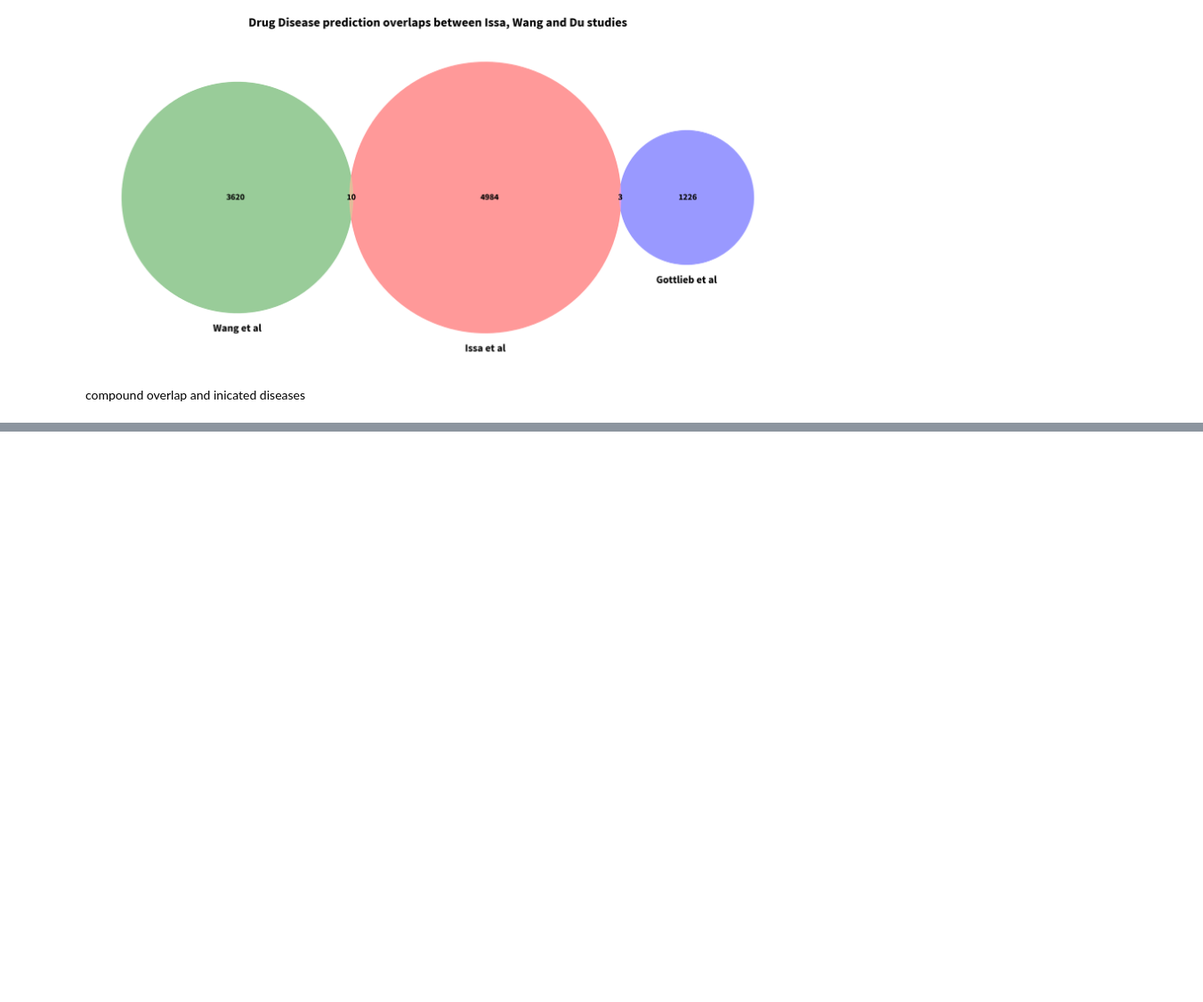
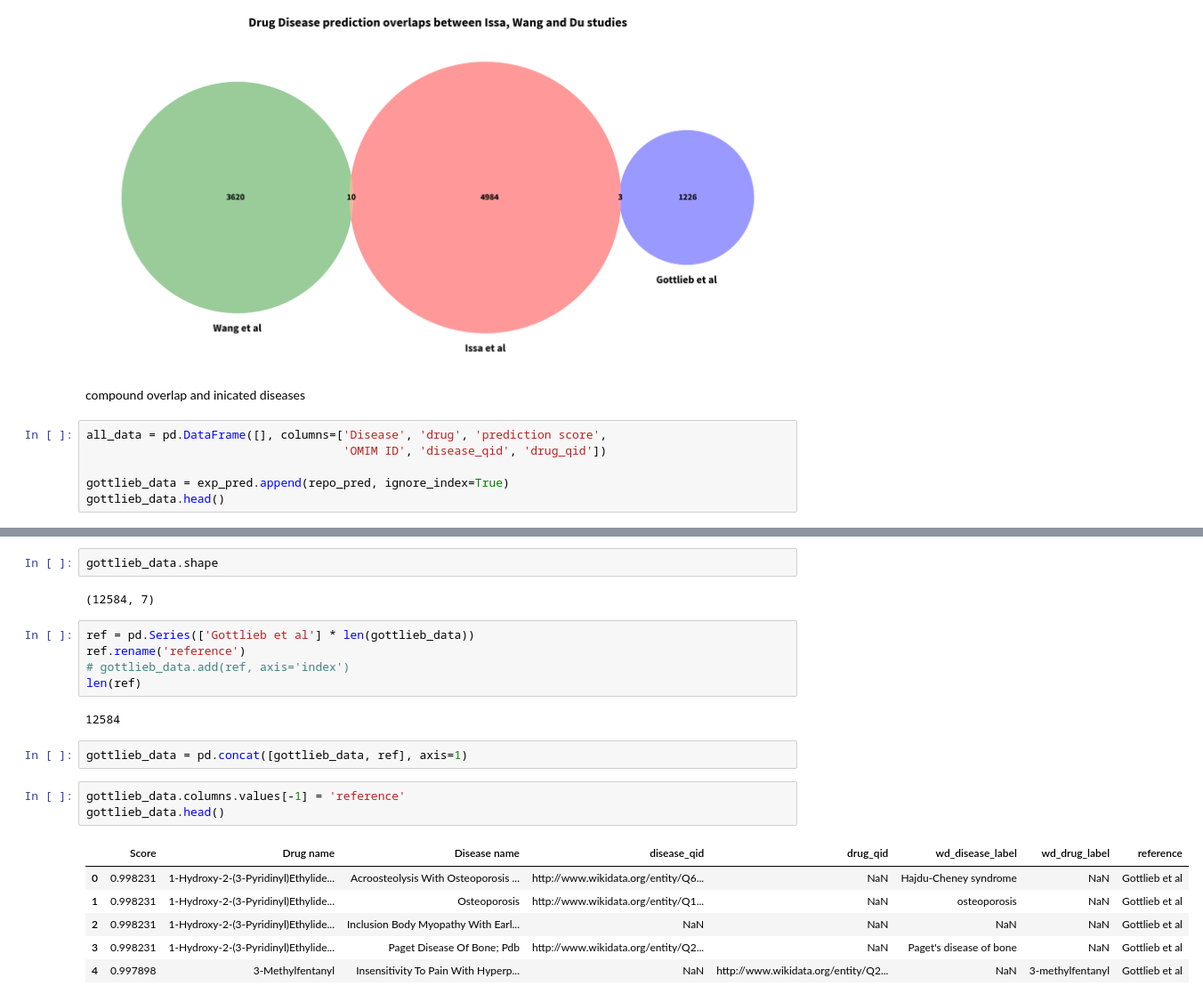
Before and after one commit to sebotic/wikidata_notebooks, a Jupyter notebook: Gottlieb paper data prep.ipynb, the cells around one changed output, grey strips where cells are left out. Shown at 89% size. Drawn from its saved outputs; the diff is of its cells as text; blank space fills up the shorter version.

```diff
--- a/Gottlieb paper data prep.ipynb
+++ b/Gottlieb paper data prep.ipynb
@@ -976,3 +994,9 @@ plt.show()
 [figure]
 # %% [markdown]
 compound overlap and inicated diseases
+# %%
+all_data = pd.DataFrame([], columns=['Disease', 'drug', 'prediction score',
+                                     'OMIM ID', 'disease_qid', 'drug_qid'])
+
+gottlieb_data = exp_pred.append(repo_pred, ignore_index=True)
+gottlieb_data.head()
@@ -978,0 +1010,23 @@ compound overlap and inicated diseases
+# %%
+gottlieb_data.shape
+# %% [output]
+(12584, 7)
+# %%
+ref = pd.Series(['Gottlieb et al'] * len(gottlieb_data))
+ref.rename('reference')
+# gottlieb_data.add(ref, axis='index')
+len(ref)
+# %% [output]
+12584
+# %%
+gottlieb_data = pd.concat([gottlieb_data, ref], axis=1)
+# %%
+gottlieb_data.columns.values[-1] = 'reference'
+gottlieb_data.head()
+# %% [output]
+|  | Score | Drug name | Disease name | disease_qid | drug_qid | wd_disease_label | wd_drug_label | reference |
+| 0 | 0.998231 | 1-Hydroxy-2-(3-Pyridinyl)Ethylide... | Acroosteolysis With Osteoporosis ... | http://www.wikidata.org/entity/Q6... | NaN | Hajdu-Cheney syndrome | NaN | Gottlieb et al |
+| 1 | 0.998231 | 1-Hydroxy-2-(3-Pyridinyl)Ethylide... | Osteoporosis | http://www.wikidata.org/entity/Q1... | NaN | osteoporosis | NaN | Gottlieb et al |
+| 2 | 0.998231 | 1-Hydroxy-2-(3-Pyridinyl)Ethylide... | Inclusion Body Myopathy With Earl... | NaN | NaN | NaN | NaN | Gottlieb et al |
+| 3 | 0.998231 | 1-Hydroxy-2-(3-Pyridinyl)Ethylide... | Paget Disease Of Bone; Pdb | http://www.wikidata.org/entity/Q2... | NaN | Paget's disease of bone | NaN | Gottlieb et al |
+| 4 | 0.997898 | 3-Methylfentanyl | Insensitivity To Pain With Hyperp... | NaN | http://www.wikidata.org/entity/Q2... | NaN | 3-methylfentanyl | Gottlieb et al |
```
Also changed, not shown: parts of 15 cells of this notebook.
